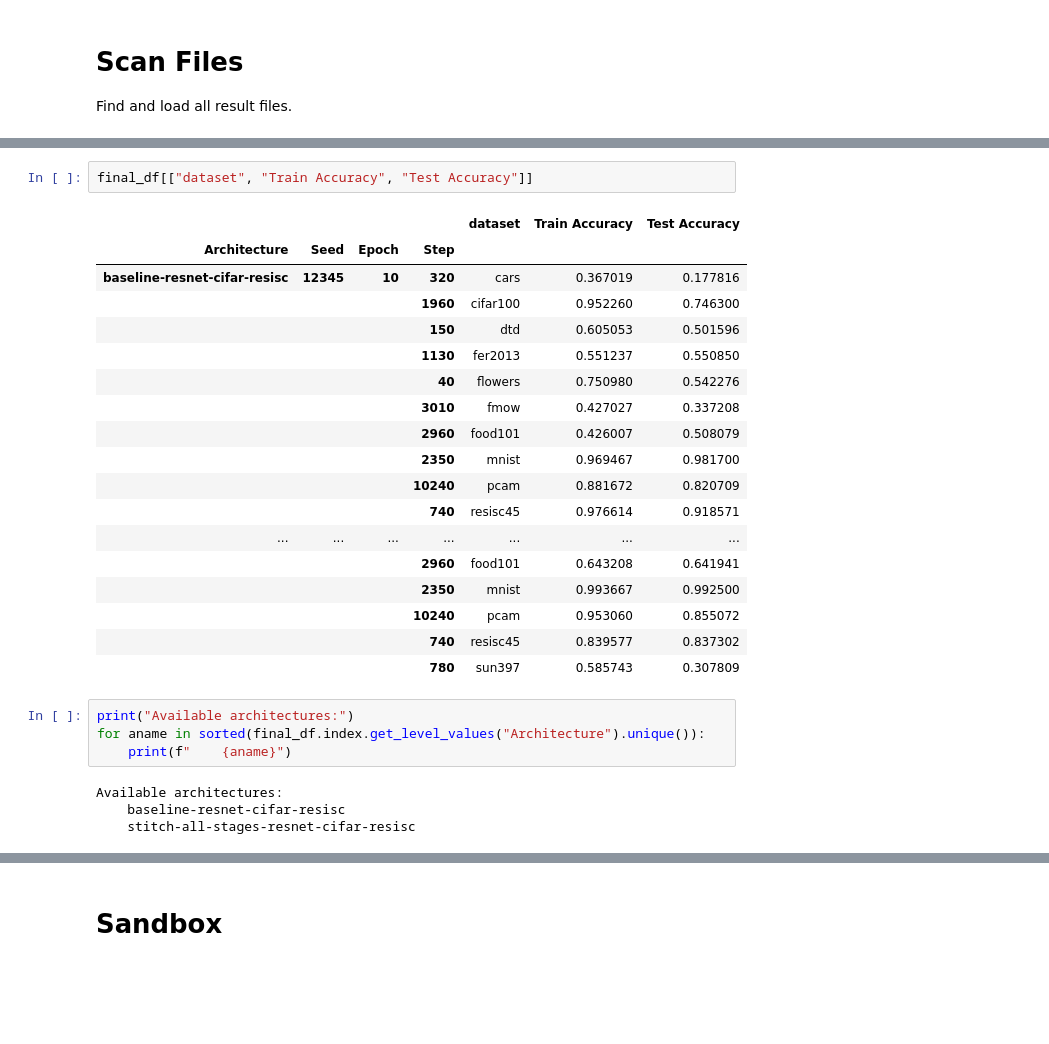
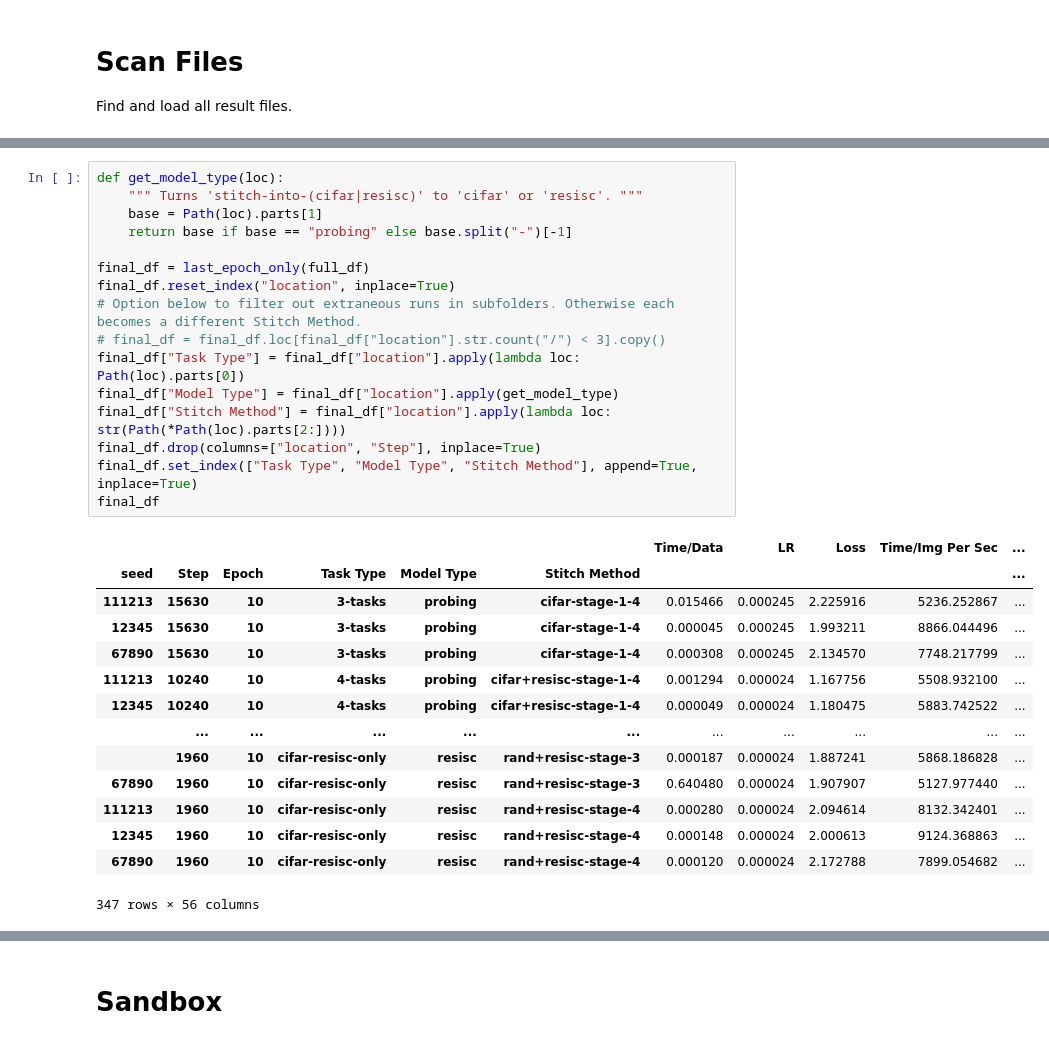
Before and after one commit to uvm-neurobotics-lab/stitching, a Jupyter notebook: src/moe-stitch.ipynb, the cells around one changed output, grey strips where cells are left out. Saved outputs shown, nothing was run; the diff lists cells and outputs as text; blank space fills up the shorter version.

```diff
--- a/src/moe-stitch.ipynb
+++ b/src/moe-stitch.ipynb
@@ -103,29 +69,31 @@ See the caveats in the documentation: https://pandas.pydata.org/pandas-docs/stab
-# %%
-final_df[["dataset", "Train Accuracy", "Test Accuracy"]]
-# %% [output]
-|  |  |  |  | dataset | Train Accuracy | Test Accuracy |
-| Architecture | Seed | Epoch | Step |  |  |  |
-| baseline-resnet-cifar-resisc | 12345 | 10 | 320 | cars | 0.367019 | 0.177816 |
-|  |  |  | 1960 | cifar100 | 0.952260 | 0.746300 |
-|  |  |  | 150 | dtd | 0.605053 | 0.501596 |
-|  |  |  | 1130 | fer2013 | 0.551237 | 0.550850 |
-|  |  |  | 40 | flowers | 0.750980 | 0.542276 |
-|  |  |  | 3010 | fmow | 0.427027 | 0.337208 |
-|  |  |  | 2960 | food101 | 0.426007 | 0.508079 |
-|  |  |  | 2350 | mnist | 0.969467 | 0.981700 |
-|  |  |  | 10240 | pcam | 0.881672 | 0.820709 |
-|  |  |  | 740 | resisc45 | 0.976614 | 0.918571 |
-| ... | ... | ... | ... | ... | ... | ... |
-|  |  |  | 2960 | food101 | 0.643208 | 0.641941 |
-|  |  |  | 2350 | mnist | 0.993667 | 0.992500 |
-|  |  |  | 10240 | pcam | 0.953060 | 0.855072 |
-|  |  |  | 740 | resisc45 | 0.839577 | 0.837302 |
-|  |  |  | 780 | sun397 | 0.585743 | 0.307809 |
-# %%
-print("Available architectures:")
-for aname in sorted(final_df.index.get_level_values("Architecture").unique()):
-    print(f"    {aname}")
-# %% [output]
-Available architectures:
-    baseline-resnet-cifar-resisc
-    stitch-all-stages-resnet-cifar-resisc
+# %%
+def get_model_type(loc):
+    """ Turns 'stitch-into-(cifar|resisc)' to 'cifar' or 'resisc'. """
+    base = Path(loc).parts[1]
+    return base if base == "probing" else base.split("-")[-1]
+
+final_df = last_epoch_only(full_df)
+final_df.reset_index("location", inplace=True)
+# Option below to filter out extraneous runs in subfolders. Otherwise each becomes a different Stitch Method.
+# final_df = final_df.loc[final_df["location"].str.count("/") < 3].copy()
+final_df["Task Type"] = final_df["location"].apply(lambda loc: Path(loc).parts[0])
+final_df["Model Type"] = final_df["location"].apply(get_model_type)
+final_df["Stitch Method"] = final_df["location"].apply(lambda loc: str(Path(*Path(loc).parts[2:])))
+final_df.drop(columns=["location", "Step"], inplace=True)
+final_df.set_index(["Task Type", "Model Type", "Stitch Method"], append=True, inplace=True)
+final_df
+# %% [output]
+|  |  |  |  |  |  | Time/Data | LR | Loss | Time/Img Per Sec | ... |
+| seed | Step | Epoch | Task Type | Model Type | Stitch Method |  |  |  |  | ... |
+| 111213 | 15630 | 10 | 3-tasks | probing | cifar-stage-1-4 | 0.015466 | 0.000245 | 2.225916 | 5236.252867 | ... |
+| 12345 | 15630 | 10 | 3-tasks | probing | cifar-stage-1-4 | 0.000045 | 0.000245 | 1.993211 | 8866.044496 | ... |
+| 67890 | 15630 | 10 | 3-tasks | probing | cifar-stage-1-4 | 0.000308 | 0.000245 | 2.134570 | 7748.217799 | ... |
+| 111213 | 10240 | 10 | 4-tasks | probing | cifar+resisc-stage-1-4 | 0.001294 | 0.000024 | 1.167756 | 5508.932100 | ... |
+| 12345 | 10240 | 10 | 4-tasks | probing | cifar+resisc-stage-1-4 | 0.000049 | 0.000024 | 1.180475 | 5883.742522 | ... |
+|  | ... | ... | ... | ... | ... | ... | ... | ... | ... | ... |
+|  | 1960 | 10 | cifar-resisc-only | resisc | rand+resisc-stage-3 | 0.000187 | 0.000024 | 1.887241 | 5868.186828 | ... |
+| 67890 | 1960 | 10 | cifar-resisc-only | resisc | rand+resisc-stage-3 | 0.640480 | 0.000024 | 1.907907 | 5127.977440 | ... |
+| 111213 | 1960 | 10 | cifar-resisc-only | resisc | rand+resisc-stage-4 | 0.000280 | 0.000024 | 2.094614 | 8132.342401 | ... |
+| 12345 | 1960 | 10 | cifar-resisc-only | resisc | rand+resisc-stage-4 | 0.000148 | 0.000024 | 2.000613 | 9124.368863 | ... |
+| 67890 | 1960 | 10 | cifar-resisc-only | resisc | rand+resisc-stage-4 | 0.000120 | 0.000024 | 2.172788 | 7899.054682 | ... |
+347 rows × 56 columns
```
Also changed, not shown: parts of 17 cells of this notebook, 1 other file.
